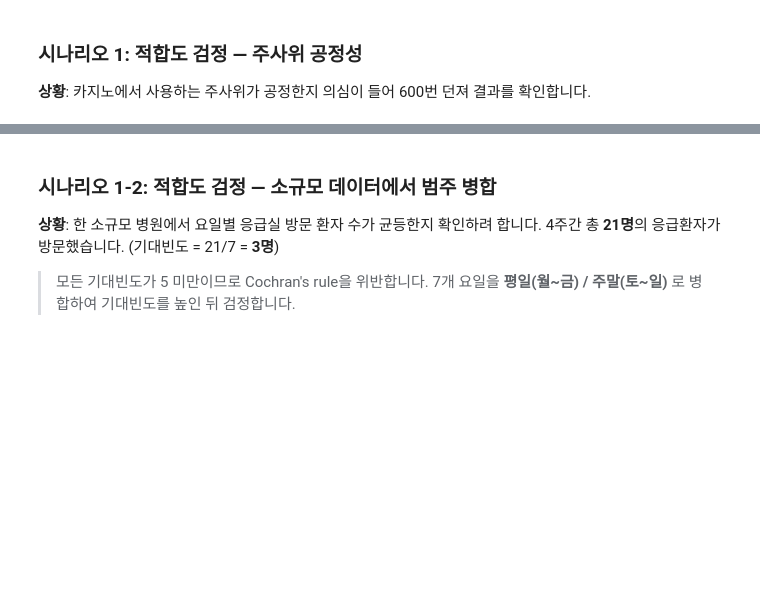
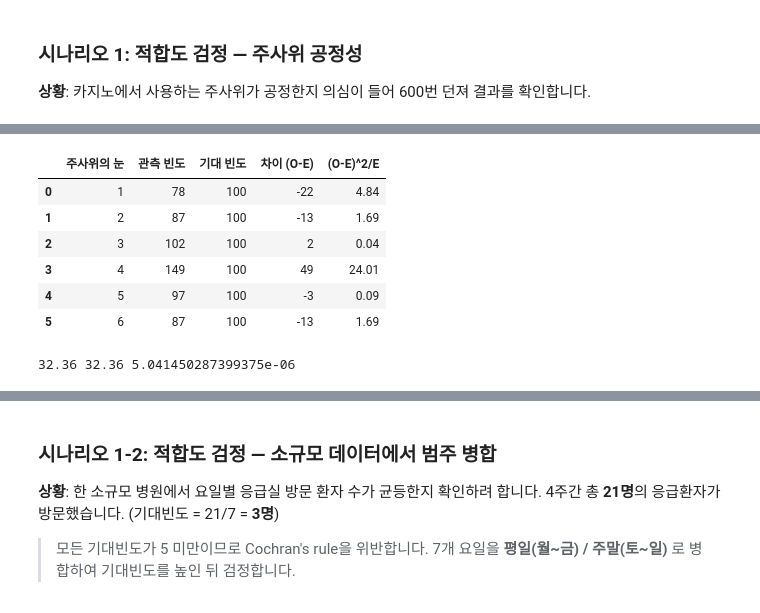
Before and after one commit to SeolMuah/statistics-practice-python, a Jupyter notebook: practice_04.ipynb, the cells around one changed output, grey strips where cells are left out. Saved outputs shown, nothing was run; the diff lists cells and outputs as text; code cells hidden in the pictures; blank space fills up the shorter version.

```diff
--- a/practice_04.ipynb
+++ b/practice_04.ipynb
@@ -875,5 +885,12 @@ np.random.seed(300)
 # 약간 불공정한 주사위
 probs = [0.12, 0.15, 0.18, 0.25, 0.13, 0.17]
 rolls = np.random.choice([1, 2, 3, 4, 5, 6], size=600, p=probs)
+print(rolls)
+
 observed = np.array([np.sum(rolls == i) for i in range(1, 7)])
 expected = np.array([100] * 6)  # 공정한 주사위: 각 눈 100회
+#
+
+observed = np.array([np.sum(rolls == i) for i in range(1, 7)])
+print(expected) #[100 100 100 100 100 100] #균일분포라고 가정하고 기대빈도
+print(observed)
@@ -902,10 +939,36 @@ plt.show()
 # %%
 # ── 데이터프레임으로 관측 vs 기대 빈도 정리 ──
+df = pd.DataFrame({
+  '주사위의 눈' : [i for i in range(1, 7)],
+  '관측 빈도' : observed,
+  '기대 빈도' : expected,
+  '차이 (O-E)' :   observed - expected,
+  '(O-E)^2/E' : (observed - expected)**2 / expected
+})
+display(df)
 
+chi2_val = df['(O-E)^2/E'].sum()
 
 # ── 기대빈도 조건 확인 (Cochran's rule) ──
-
+# 조건 충족?
+# 충족!!
 
 # ── 카이제곱 적합도 검정 ──
+chi2_gopf, p_gof = stats.chisquare(observed, expected)
+print(chi2_val, chi2_gopf, p_gof)
+#32.36 32.36
+# p_value : 5.04e-06
+
+# 결론 : 차이가 있다!
+# 주사위의 눈이 불공정해 보인다!
+# %% [output]
+|  | 주사위의 눈 | 관측 빈도 | 기대 빈도 | 차이 (O-E) | (O-E)^2/E |
+| 0 | 1 | 78 | 100 | -22 | 4.84 |
+| 1 | 2 | 87 | 100 | -13 | 1.69 |
+| 2 | 3 | 102 | 100 | 2 | 0.04 |
+| 3 | 4 | 149 | 100 | 49 | 24.01 |
+| 4 | 5 | 97 | 100 | -3 | 0.09 |
+| 5 | 6 | 87 | 100 | -13 | 1.69 |
+32.36 32.36 5.041450287399375e-06
 # %%
 # ── 효과크기: Cohen's w ──
```
Also changed, not shown: parts of 18 cells of this notebook.
